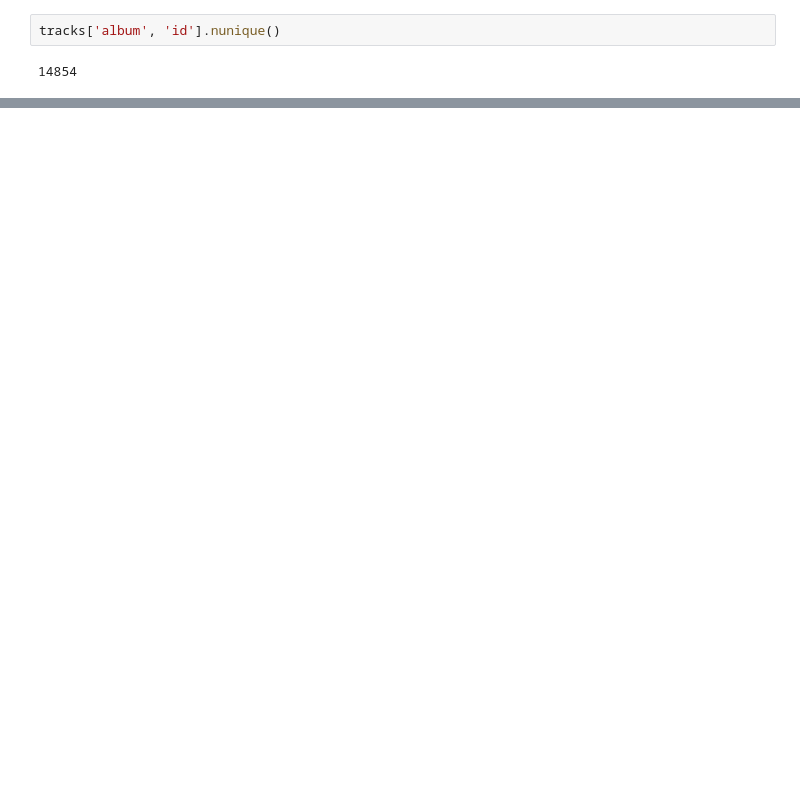
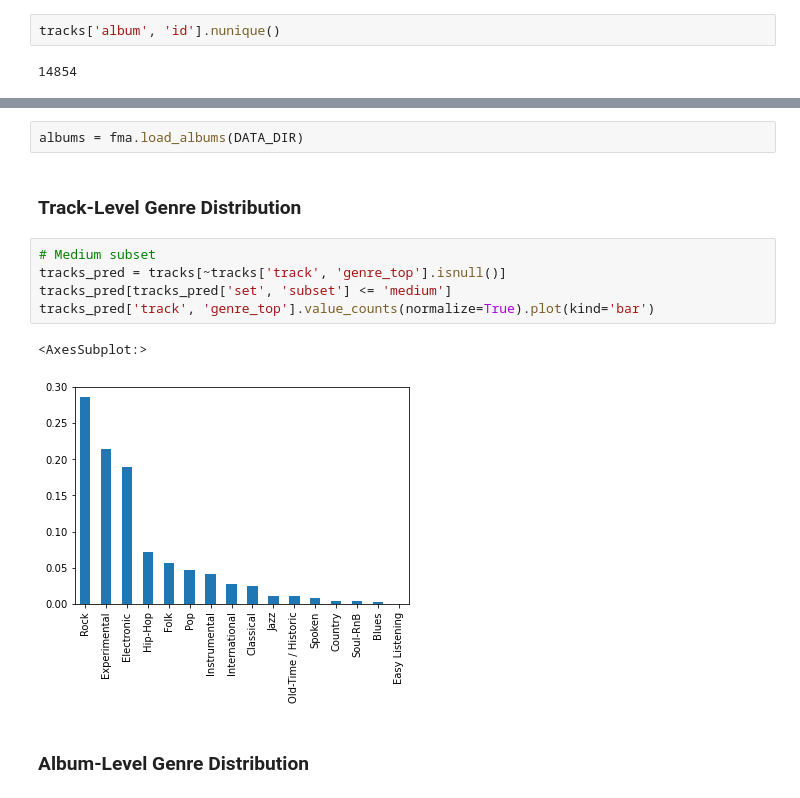
Before and after one commit to leod/aural-travels, a Jupyter notebook: notebooks/data_exploration.ipynb, the cells around one changed output, grey strips where cells are left out. Drawn from its saved outputs; the diff is of its cells as text; blank space fills up the shorter version.

```diff
--- a/notebooks/data_exploration.ipynb
+++ b/notebooks/data_exploration.ipynb
@@ -126,0 +99,14 @@ albums_pred[albums_pred['subset'] != 'large']['genre_top'].value_counts(normaliz
+# %%
+albums = fma.load_albums(DATA_DIR)
+# %% [markdown]
+### Track-Level Genre Distribution
+# %%
+# Medium subset
+tracks_pred = tracks[~tracks['track', 'genre_top'].isnull()]
+tracks_pred[tracks_pred['set', 'subset'] <= 'medium']
+tracks_pred['track', 'genre_top'].value_counts(normalize=True).plot(kind='bar')
+# %% [output]
+<AxesSubplot:>
+[figure, added]
+# %% [markdown]
+### Album-Level Genre Distribution
```
Also changed, not shown: parts of 17 cells of this notebook, 1 other file.
